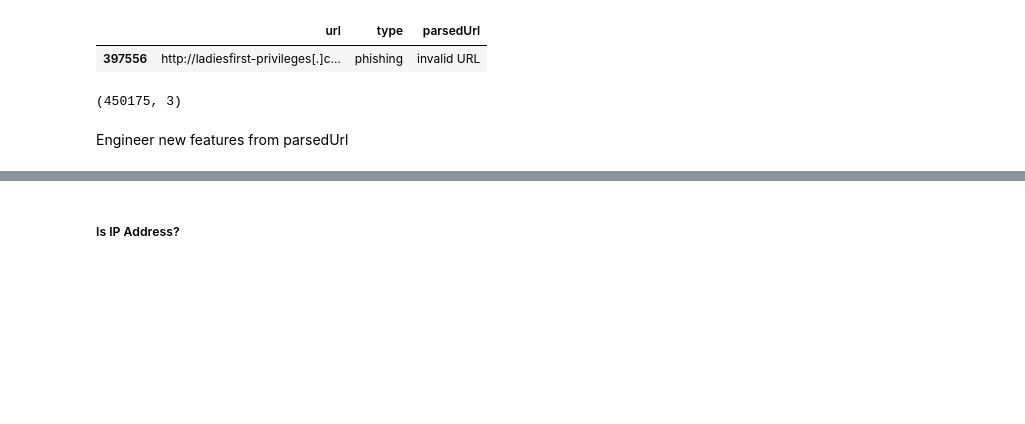
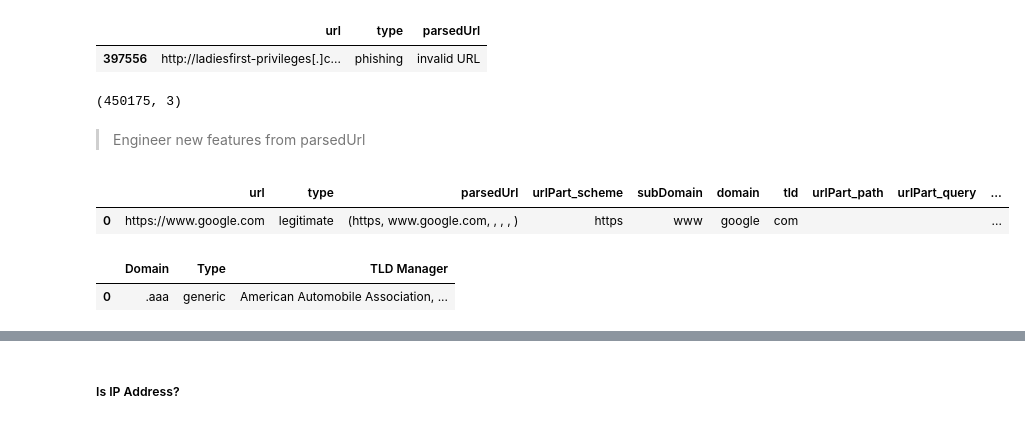
Before and after one commit to mdgarber/DetectPhishURL, a Jupyter notebook: DetectPhishURL/notebooks/detectPhishUrl.ipynb, the cells around one changed output, grey strips where cells are left out. Saved outputs shown, nothing was run; the diff lists cells and outputs as text; code cells hidden in the pictures; blank space fills up the shorter version.

```diff
--- a/DetectPhishURL/notebooks/detectPhishUrl.ipynb
+++ b/DetectPhishURL/notebooks/detectPhishUrl.ipynb
@@ -296,7 +319,7 @@ urlData.shape
 # %% [output]
 (450175, 3)
 # %% [markdown]
-Engineer new features from parsedUrl
+> Engineer new features from parsedUrl
 # %%
 # scheme
 urlData['urlPart_scheme'] = urlData['parsedUrl'].apply(lambda urlObj : urlObj.scheme)
@@ -328,3 +351,13 @@ urlData['urlPart_query'] = urlData['parsedUrl'].apply(lambda urlObj : urlObj.que
 
 # create feature - fragement
 urlData['urlPart_fragment'] = urlData['parsedUrl'].apply(lambda urlObj : urlObj.fragment)
+# %%
+urlData.head(1)
+# %% [output]
+|  | url | type | parsedUrl | urlPart_scheme | subDomain | domain | tld | urlPart_path | urlPart_query | ... |
+| 0 | https://www.google.com | legitimate | (https, www.google.com, , , , ) | https | www | google | com |  |  | ... |
+# %%
+tldNames.head(1)
+# %% [output]
+|  | Domain | Type | TLD Manager |
+| 0 | .aaa | generic | American Automobile Association, ... |
```
Also changed, not shown: parts of 12 cells of this notebook.
